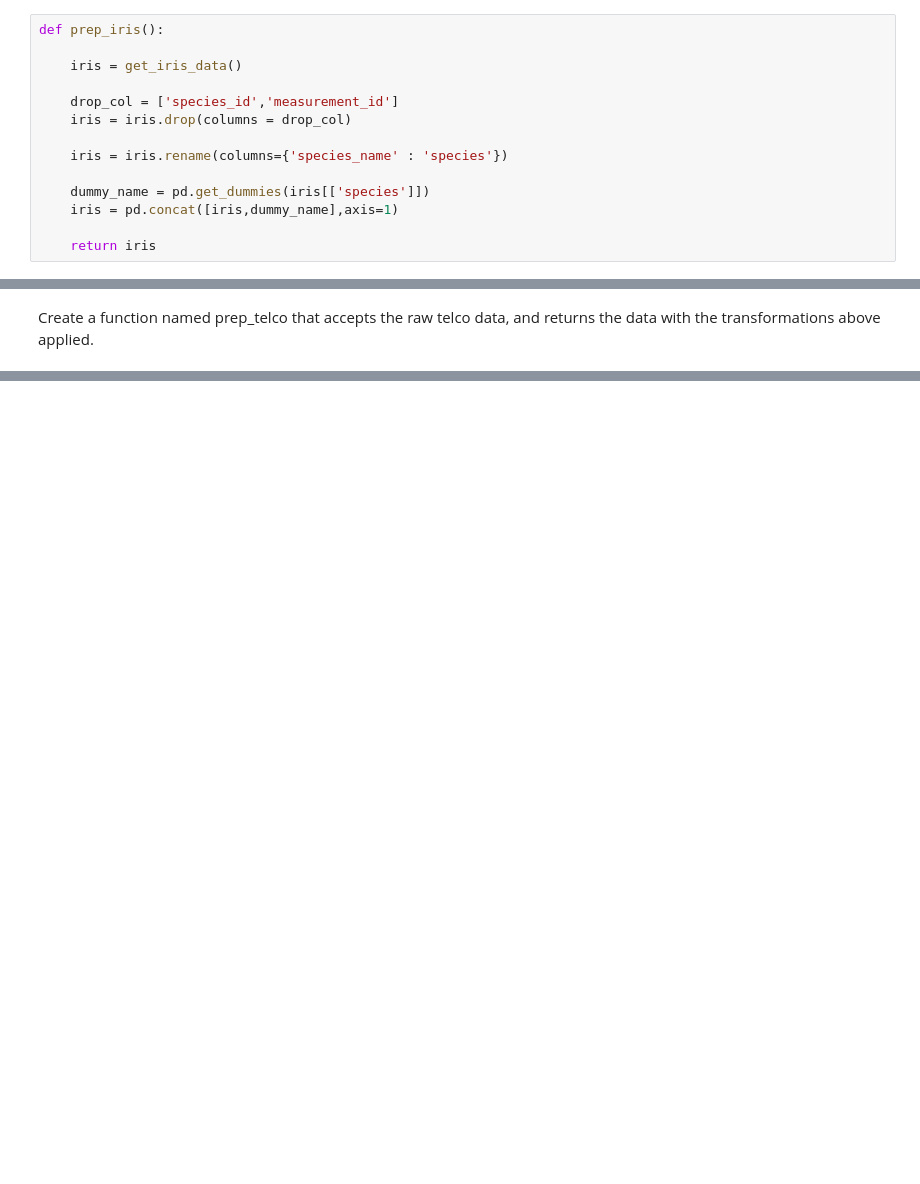
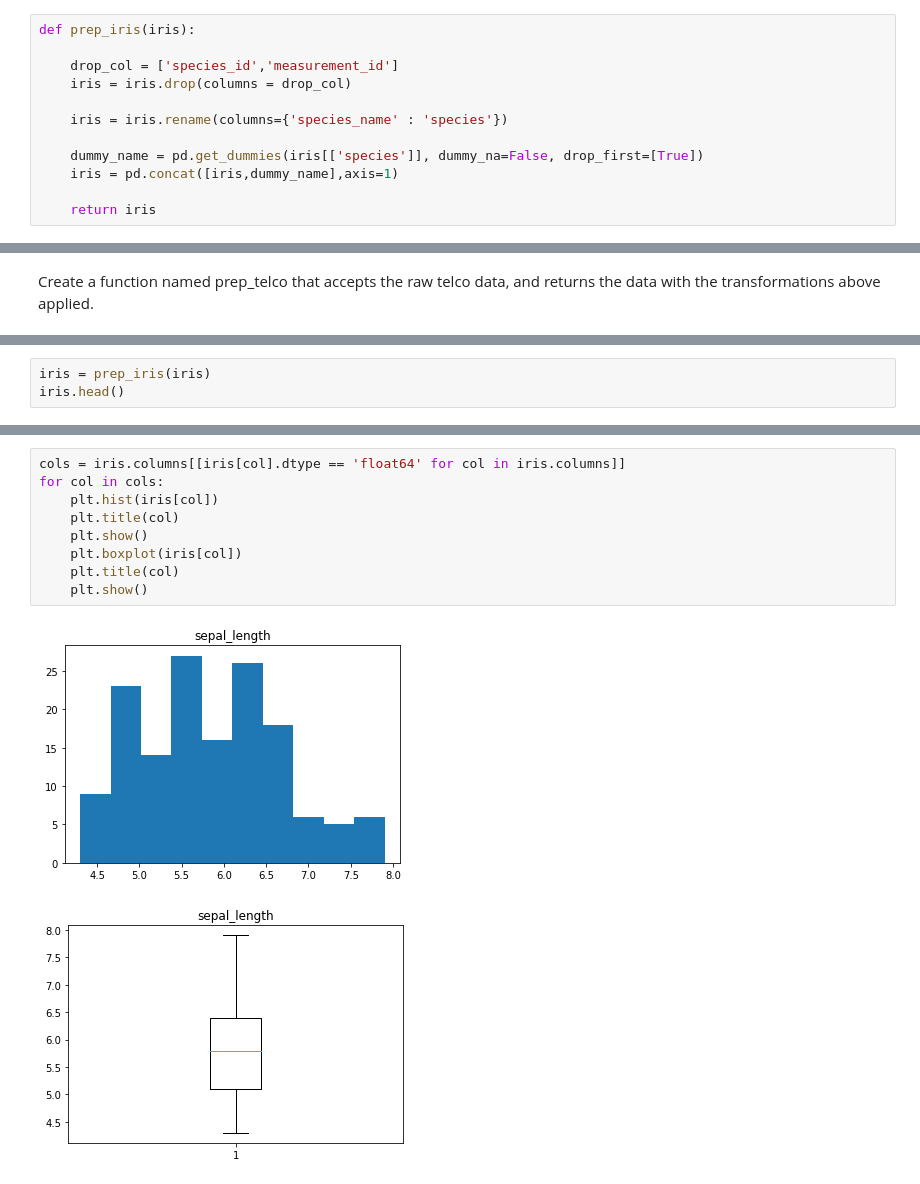
Before and after one commit to mwboiss/classification-exercises, a Jupyter notebook: classification_exercises.ipynb, the cells around one changed output, grey strips where cells are left out. Drawn from its saved outputs; the diff is of its cells as text; blank space fills up the shorter version.

```diff
--- a/classification_exercises.ipynb
+++ b/classification_exercises.ipynb
@@ -521,16 +523,14 @@ iris.head()
 # %% [markdown]
 Create a function named prep_iris that accepts the untransformed iris data, and returns the data with the transformations above applied.
 # %%
-def prep_iris():
-
-    iris = get_iris_data()
+def prep_iris(iris):
 
     drop_col = ['species_id','measurement_id']
     iris = iris.drop(columns = drop_col)
 
     iris = iris.rename(columns={'species_name' : 'species'})
 
-    dummy_name = pd.get_dummies(iris[['species']])
+    dummy_name = pd.get_dummies(iris[['species']], dummy_na=False, drop_first=[True])
     iris = pd.concat([iris,dummy_name],axis=1)
 
     return iris
@@ -823,0 +849,3 @@ Using cached csv file...
+# %%
+iris = prep_iris(iris)
+iris.head()
@@ -823,0 +896,12 @@ Using cached csv file...
+# %%
+cols = iris.columns[[iris[col].dtype == 'float64' for col in iris.columns]]
+for col in cols:
+    plt.hist(iris[col])
+    plt.title(col)
+    plt.show()
+    plt.boxplot(iris[col])
+    plt.title(col)
+    plt.show()
+# %% [output]
+[figure, added]
+[figure, added]
```
Also changed, not shown: parts of 55 cells of this notebook, 5 other files.
